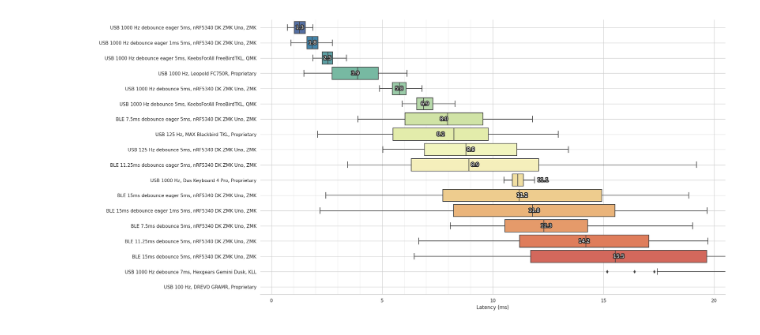
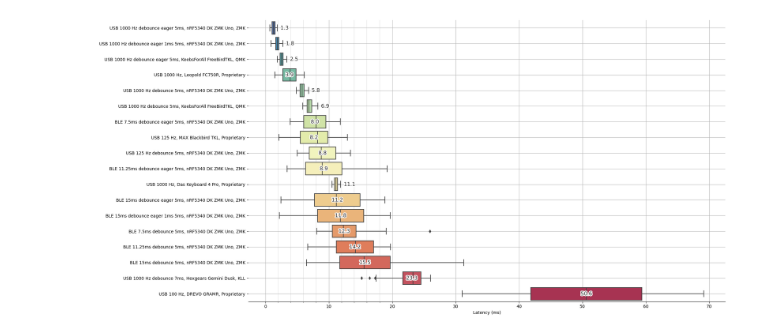
Before and after one commit to joelspadin/keyboard-latency-tester, a Jupyter notebook: results/chart.ipynb, the cells around one changed output. Saved outputs shown, nothing was run; the diff lists cells and outputs as text; code cells hidden in the pictures.

Commit message:
Refactor chart code

```diff
--- a/results/chart.ipynb
+++ b/results/chart.ipynb
@@ -129,13 +1,46 @@ add_median_text(fig, ax)
+# %%
+# Full chart
+# %load_ext autoreload
+# %autoreload 2
+
+
+import matplotlib.pyplot as plt
+import pandas as pd
+import seaborn as sns
+from chart import get_data, add_median_text, clear_text
+
+
+CHART_WIDTH = 20
+ROW_HEIGHT = 0.66
+
+df = get_data()
+n_rows = len(df.keys())
+fig, ax = plt.subplots(figsize=(CHART_WIDTH, n_rows * ROW_HEIGHT))
+
+sns.set_theme(style="whitegrid")
+sns.boxplot(ax=ax, data=df, orient="h", palette="Spectral_r")
+sns.despine(left=True, right=True, top=True)
+
+# X axis
+ax.set_axisbelow(True)
+ax.set_xlabel("Latency (ms)")
+ax.set_xticks(range(0, 20, 2), minor=True)
+ax.xaxis.grid(True)
+ax.xaxis.grid(True, which="minor", linewidth=0.33)
+
+# Y axis
+ax.yaxis.grid(True)
+
+add_median_text(fig, ax)
+# %% [output]
+[figure, added]
 # %%
 # Zoom chart to [0, 20] ms
 ax.set_xlim(-0.5, 20.5)
 ax.set_xticks(range(0, 25, 5))
 ax.set_xticks(range(0, 10, 1), minor=True)
 
-for text in ax.texts:
-    text.remove()
+clear_text(ax)
+add_median_text(fig, ax)
 
-add_median_text(fig, ax)
 fig
-# %% [output]
-[figure, removed]
```
Also changed, not shown: parts of 1 cell of this notebook, 1 other file.
